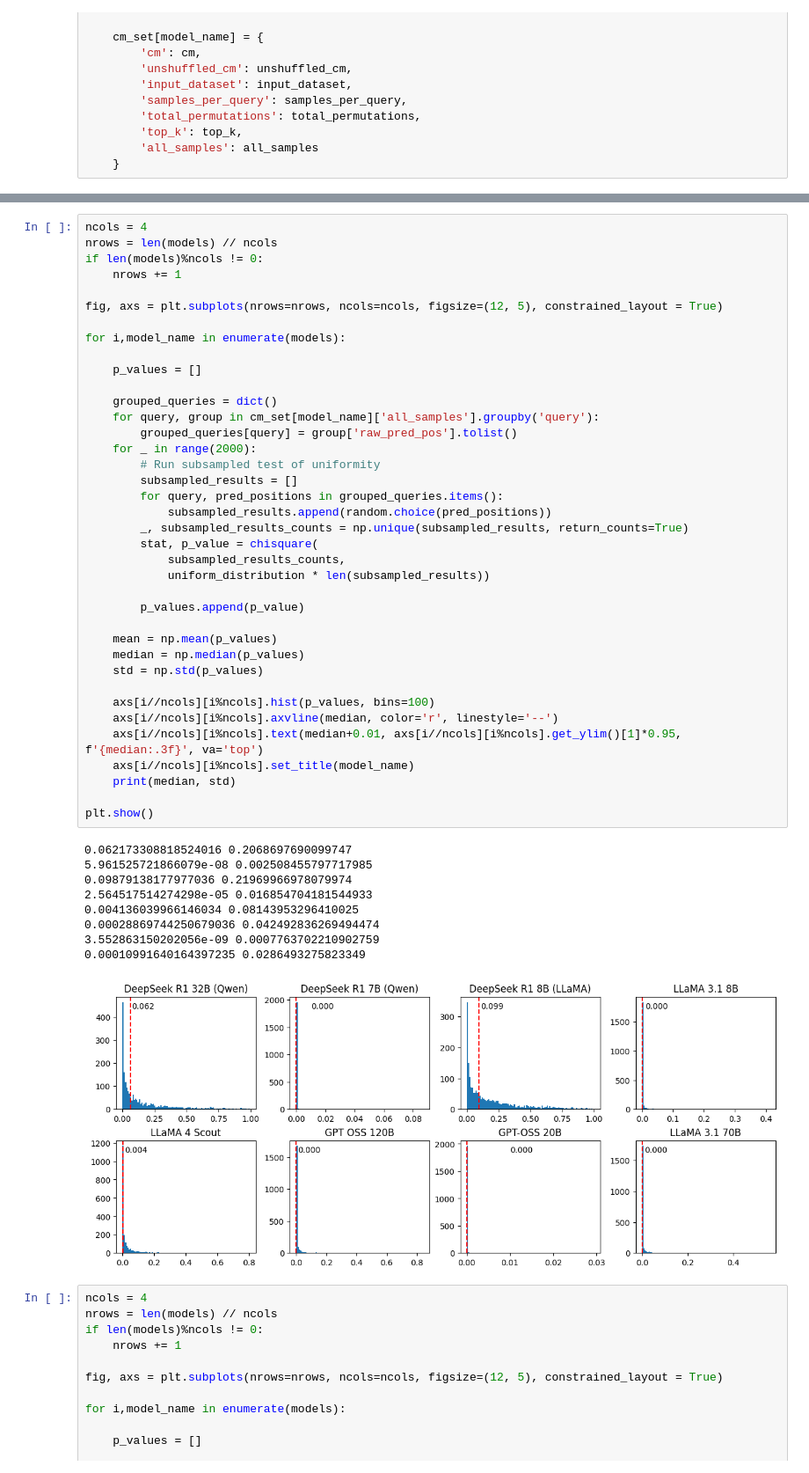
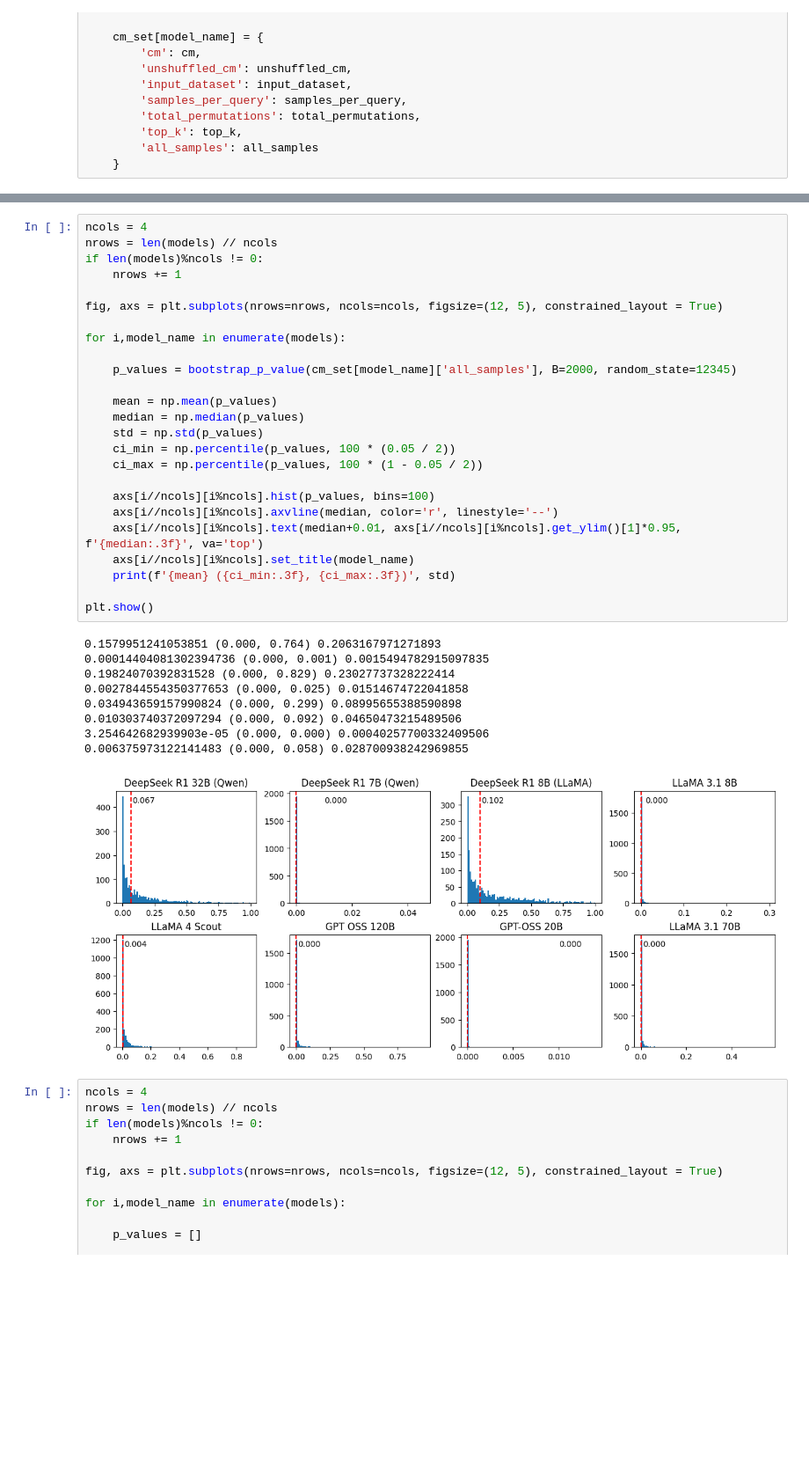
Before and after one commit to GoComputing/Positional-Bias, a Jupyter notebook: notebooks/bias_analysis.ipynb, the cells around one changed output, grey strips where cells are left out. Shown at 88% size. Cells and saved outputs as stored; diff of their text form; blank space fills up the shorter version.

Commit message:
Implemented p-value bootstrap

```diff
--- a/notebooks/bias_analysis.ipynb
+++ b/notebooks/bias_analysis.ipynb
@@ -508,51 +537,38 @@ LLaMA 3.1 70B & 0.1102 & 0.0568 \\
 # %%
 ncols = 4
 nrows = len(models) // ncols
 if len(models)%ncols != 0:
     nrows += 1
 
 fig, axs = plt.subplots(nrows=nrows, ncols=ncols, figsize=(12, 5), constrained_layout = True)
 
 for i,model_name in enumerate(models):
 
-    p_values = []
-
-    grouped_queries = dict()
-    for query, group in cm_set[model_name]['all_samples'].groupby('query'):
-        grouped_queries[query] = group['raw_pred_pos'].tolist()
-    for _ in range(2000):
-        # Run subsampled test of uniformity
-        subsampled_results = []
-        for query, pred_positions in grouped_queries.items():
-            subsampled_results.append(random.choice(pred_positions))
-        _, subsampled_results_counts = np.unique(subsampled_results, return_counts=True)
-        stat, p_value = chisquare(
-            subsampled_results_counts,
-            uniform_distribution * len(subsampled_results))
-
-        p_values.append(p_value)
+    p_values = bootstrap_p_value(cm_set[model_name]['all_samples'], B=2000, random_state=12345)
 
     mean = np.mean(p_values)
     median = np.median(p_values)
     std = np.std(p_values)
+    ci_min = np.percentile(p_values, 100 * (0.05 / 2))
+    ci_max = np.percentile(p_values, 100 * (1 - 0.05 / 2))
 
     axs[i//ncols][i%ncols].hist(p_values, bins=100)
     axs[i//ncols][i%ncols].axvline(median, color='r', linestyle='--')
     axs[i//ncols][i%ncols].text(median+0.01, axs[i//ncols][i%ncols].get_ylim()[1]*0.95, f'{median:.3f}', va='top')
     axs[i//ncols][i%ncols].set_title(model_name)
-    print(median, std)
+    print(f'{mean} ({ci_min:.3f}, {ci_max:.3f})', std)
 
 plt.show()
 # %% [output]
-0.062173308818524016 0.2068697690099747
-5.961525721866079e-08 0.002508455797717985
-0.09879138177977036 0.21969966978079974
-2.564517514274298e-05 0.016854704181544933
-0.004136039966146034 0.08143953296410025
-0.00028869744250679036 0.042492836269494474
-3.552863150202056e-09 0.0007763702210902759
-0.00010991640164397235 0.0286493275823349
+0.1579951241053851 (0.000, 0.764) 0.2063167971271893
+0.00014404081302394736 (0.000, 0.001) 0.0015494782915097835
+0.19824070392831528 (0.000, 0.829) 0.23027737328222414
+0.0027844554350377653 (0.000, 0.025) 0.01514674722041858
+0.034943659157990824 (0.000, 0.299) 0.08995655388590898
+0.010303740372097294 (0.000, 0.092) 0.04650473215489506
+3.254642682939903e-05 (0.000, 0.000) 0.00040257700332409506
+0.006375973122141483 (0.000, 0.058) 0.028700938242969855
-[figure, old version]
+[figure, new version]
 # %%
 ncols = 4
 nrows = len(models) // ncols
```
Also changed, not shown: parts of 1 cell of this notebook.
